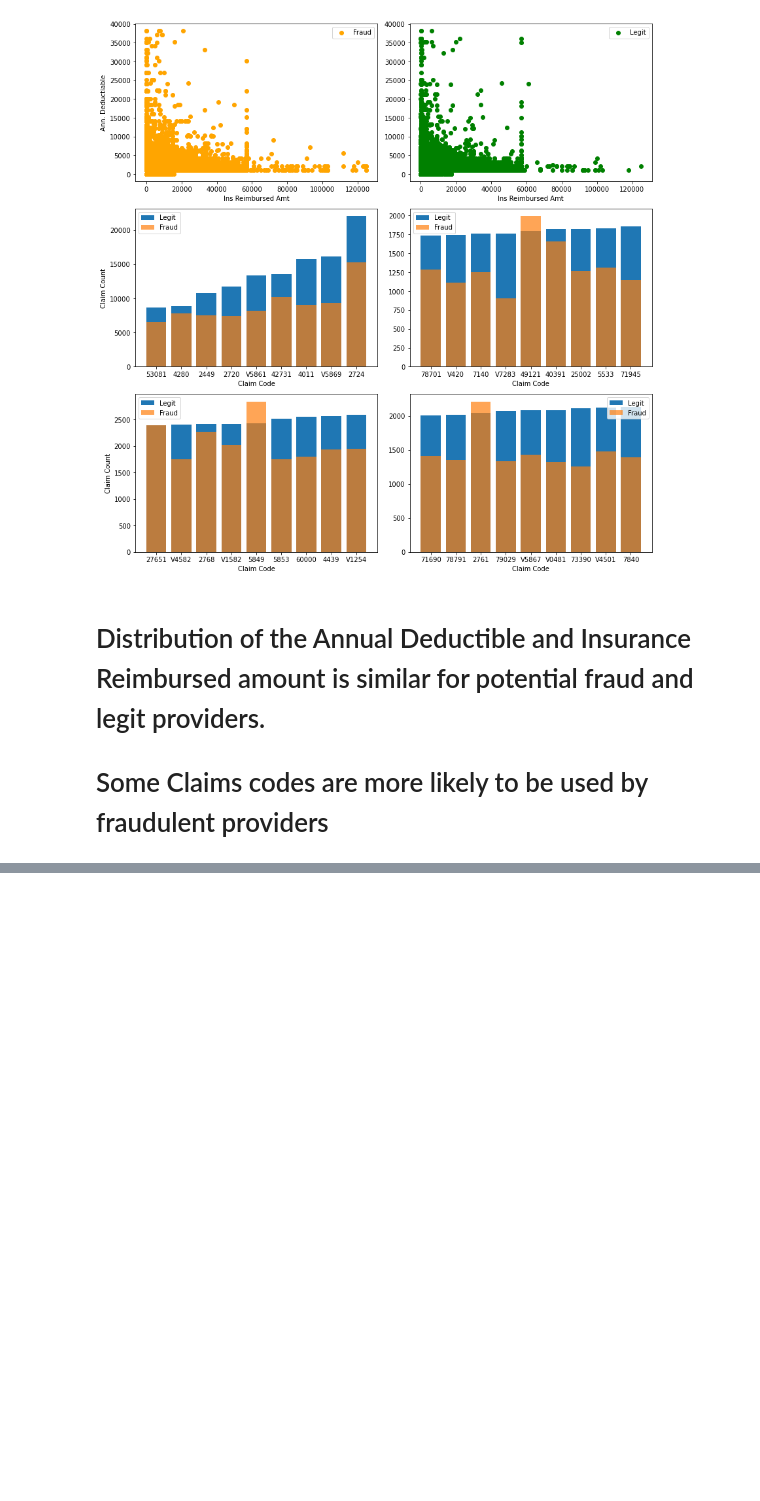
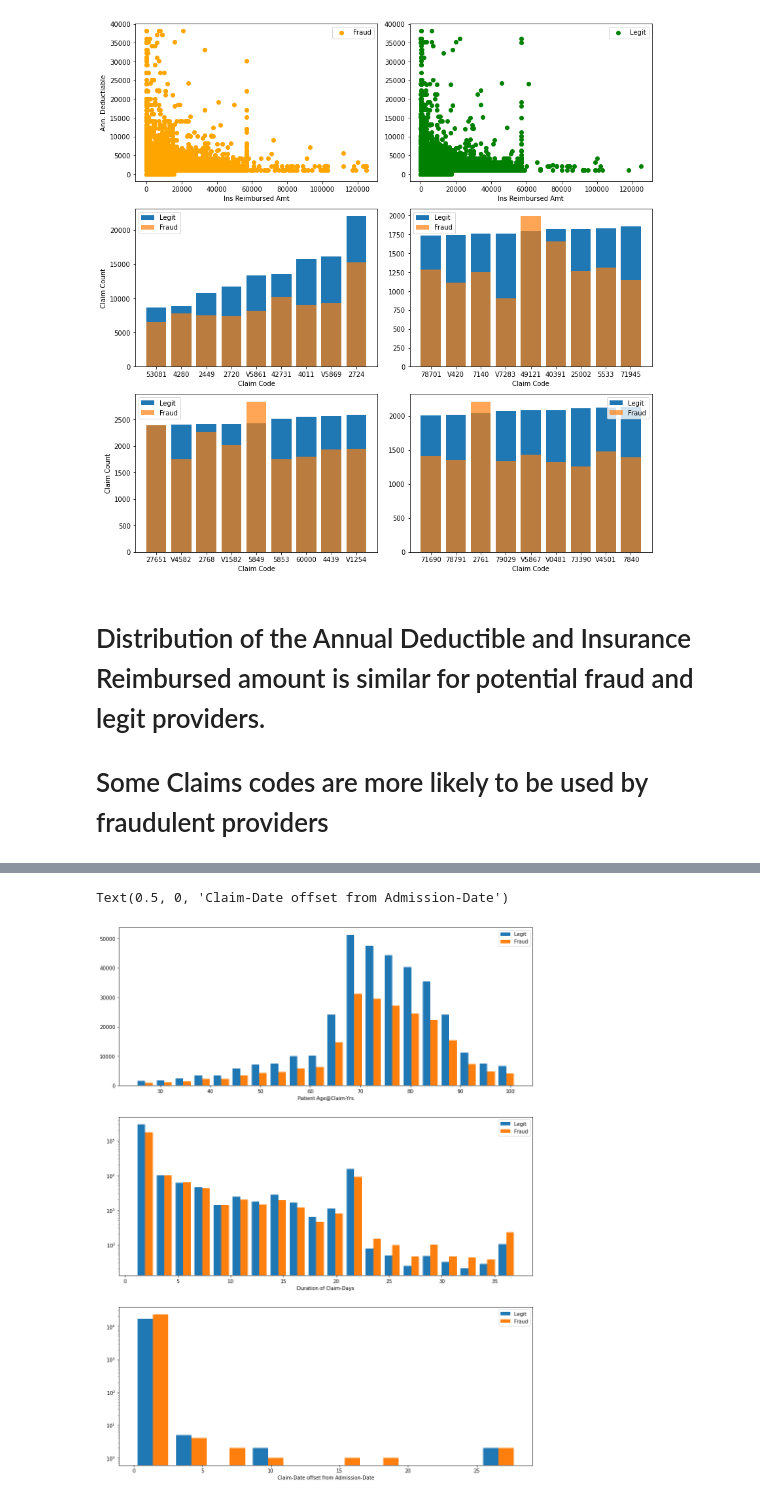
Before and after one commit to supernaut11/data602-final-project, a Jupyter notebook: src/Data602.ipynb, the cells around one changed output, grey strips where cells are left out. Saved outputs shown, nothing was run; the diff lists cells and outputs as text; code cells hidden in the pictures; blank space fills up the shorter version.

```diff
--- a/src/Data602.ipynb
+++ b/src/Data602.ipynb
@@ -43,5 +43,6 @@ DOD count=1421
 # %%
-trn_bene.dropna(thresh=10000, axis=1, inplace=True)
+#trn_bene.dropna(thresh=10000, axis=1, inplace=True)
+trn_bene['DOD'].fillna("2020-12-31",inplace=True)
 trn_bene.describe()
 # %% [output]
 |  | Gender | Race | State | County | NoOfMonths_PartACov | NoOfMonths_PartBCov | ChronicCond_Alzheimer | ... |
@@ -289,3 +278,9 @@ fig.tight_layout()
 # %% [markdown]
 # Distribution of the Annual Deductible and Insurance Reimbursed amount is similar for potential fraud and legit providers.
 # Some Claims codes are more likely to be used by fraudulent providers
+# %%
+from datetime import timedelta
+trn_df['Age@Claim-Yrs'] = (pd.to_datetime(trn_df['ClaimStartDt'],format='%Y-%m-%d') - pd.to_datetime(trn_df['DOB'],format='%Y-%m-%d'))/timedelta(days=365)
+# %%
+trn_df['ClaimAging'] = (pd.to_datetime(trn_df['ClaimStartDt'],format='%Y-%m-%d') - pd.to_datetime(trn_df['AdmissionDt'],format='%Y-%m-%d'))/timedelta(days=1)
+trn_df['ClaimDur-days'] = (pd.to_datetime(trn_df['ClaimEndDt'],format='%Y-%m-%d') - pd.to_datetime(trn_df['ClaimStartDt'],format='%Y-%m-%d') + timedelta(days=1))/timedelta(days=1)
@@ -291,0 +304,18 @@ fig.tight_layout()
+# %%
+fig, ax = mpl.subplots(nrows=3, ncols=1, figsize=(15,20))
+ax[0].hist((trn_df['Age@Claim-Yrs'][trn_df['PotentialFraud'] == 'No'], trn_df['Age@Claim-Yrs'][trn_df['PotentialFraud'] == 'Yes']), bins=20, histtype='bar', label=['Legit','Fraud'])
+
+ax[1].hist((trn_df['ClaimDur-days'][trn_df['PotentialFraud'] == 'No'], trn_df['ClaimDur-days'][trn_df['PotentialFraud'] == 'Yes']), bins=20, histtype='bar', log=True, label=['Legit','Fraud'])
+
+ax[2].hist((trn_df['ClaimAging'][trn_df['PotentialFraud'] == 'No'], trn_df['ClaimAging'][trn_df['PotentialFraud'] == 'Yes']), histtype='bar', log=True, label=['Legit','Fraud'])
+
+
+for i in ax:
+    i.legend(loc=0)
+
+ax[0].set_xlabel('Patient Age@Claim-Yrs')
+ax[1].set_xlabel('Duration of Claim-Days')
+ax[2].set_xlabel('Claim-Date offset from Admission-Date')
+# %% [output]
+Text(0.5, 0, 'Claim-Date offset from Admission-Date')
+[figure, added]
```
Also changed, not shown: parts of 10 cells of this notebook.
